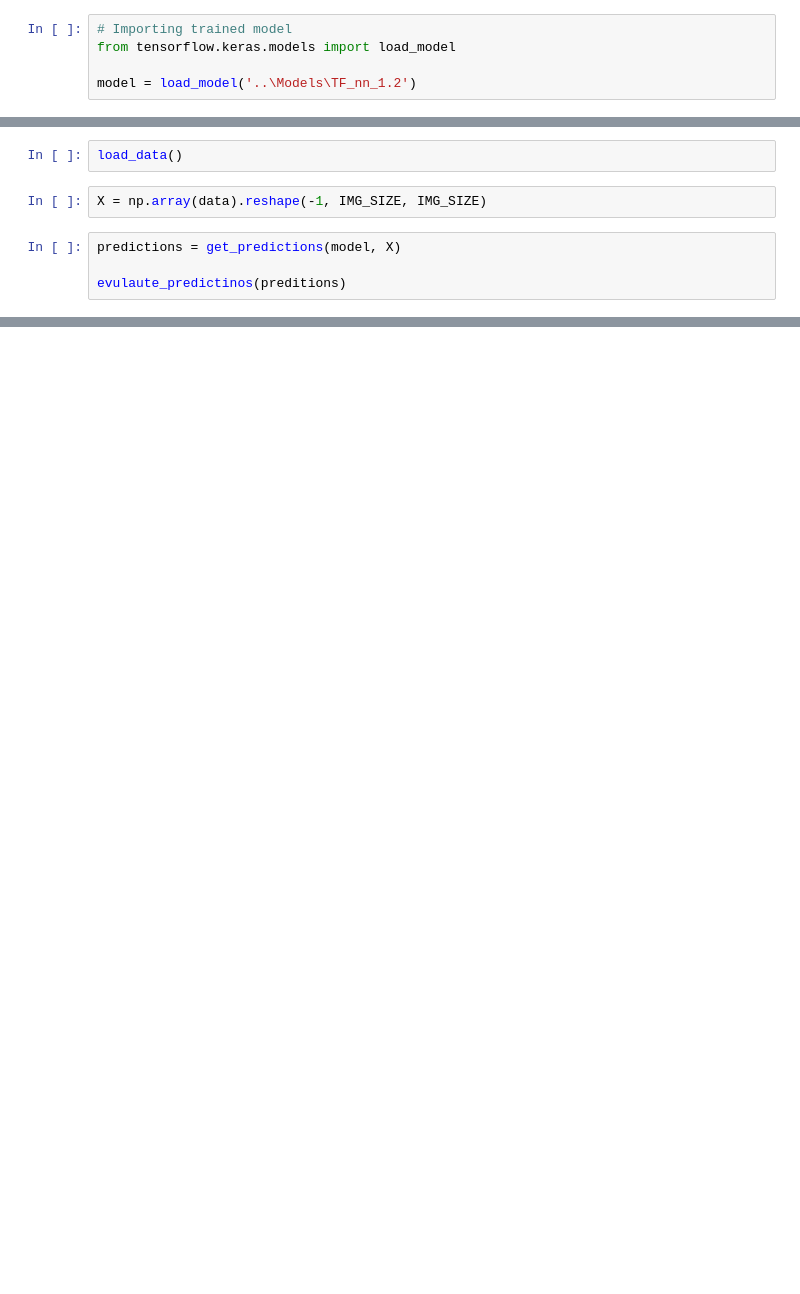
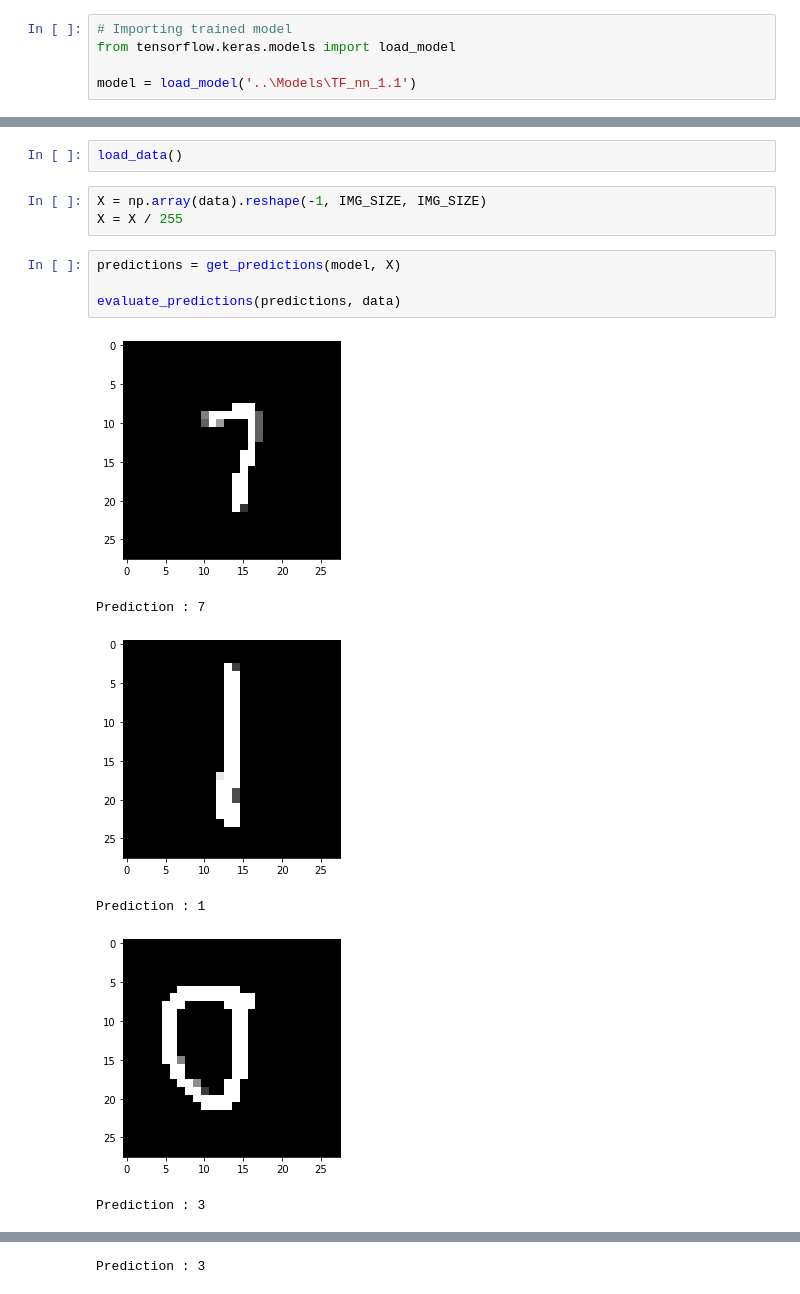
Before and after one commit to AnirudhAchal/Digit-Recognizer, a Jupyter notebook: Notebooks/Digit Recognizer (Personal Data).ipynb, the cells around one changed output, grey strips where cells are left out. Drawn from its saved outputs; the diff is of its cells as text; blank space fills up the shorter version.

Commit message:
Models Tested

```diff
--- a/Notebooks/Digit Recognizer (Personal Data).ipynb
+++ b/Notebooks/Digit Recognizer (Personal Data).ipynb
@@ -9,7 +9,7 @@ import cv2
 # Importing trained model
 from tensorflow.keras.models import load_model
 
-model = load_model('..\Models\TF_nn_1.2')
+model = load_model('..\Models\TF_nn_1.1')
 # %%
 # Setting Path
 path = os.path.join(os.pardir, 'Data', 'Personal_Test_Data')
@@ -55,7 +67,15 @@ print_data()
 load_data()
 # %%
 X = np.array(data).reshape(-1, IMG_SIZE, IMG_SIZE)
+X = X / 255
 # %%
 predictions = get_predictions(model, X)
 
-evulaute_predictinos(preditions)
+evaluate_predictions(predictions, data)
+# %% [output]
+[figure, added]
+Prediction : 7
+[figure, added]
+Prediction : 1
+[figure, added]
+Prediction : 3
@@ -61,0 +83 @@ evulaute_predictinos(preditions)
+Prediction : 3
```
Also changed, not shown: parts of 3 cells of this notebook, 22 other files.
